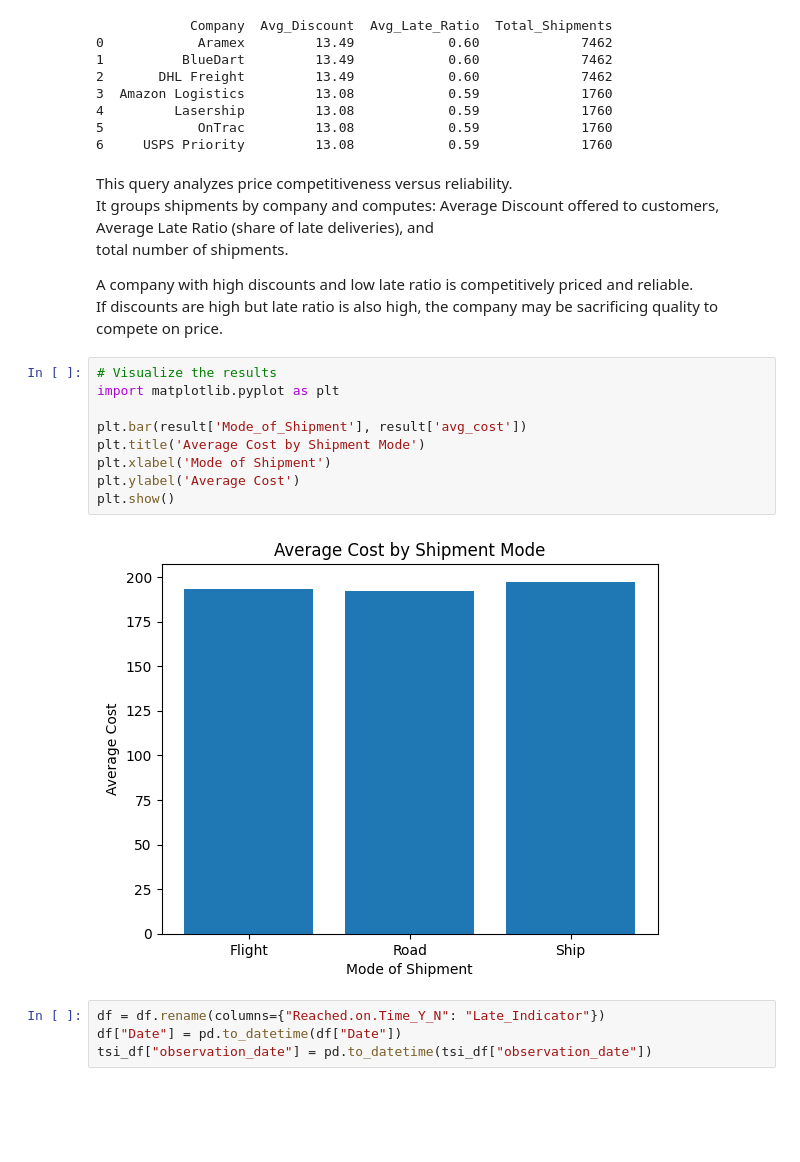
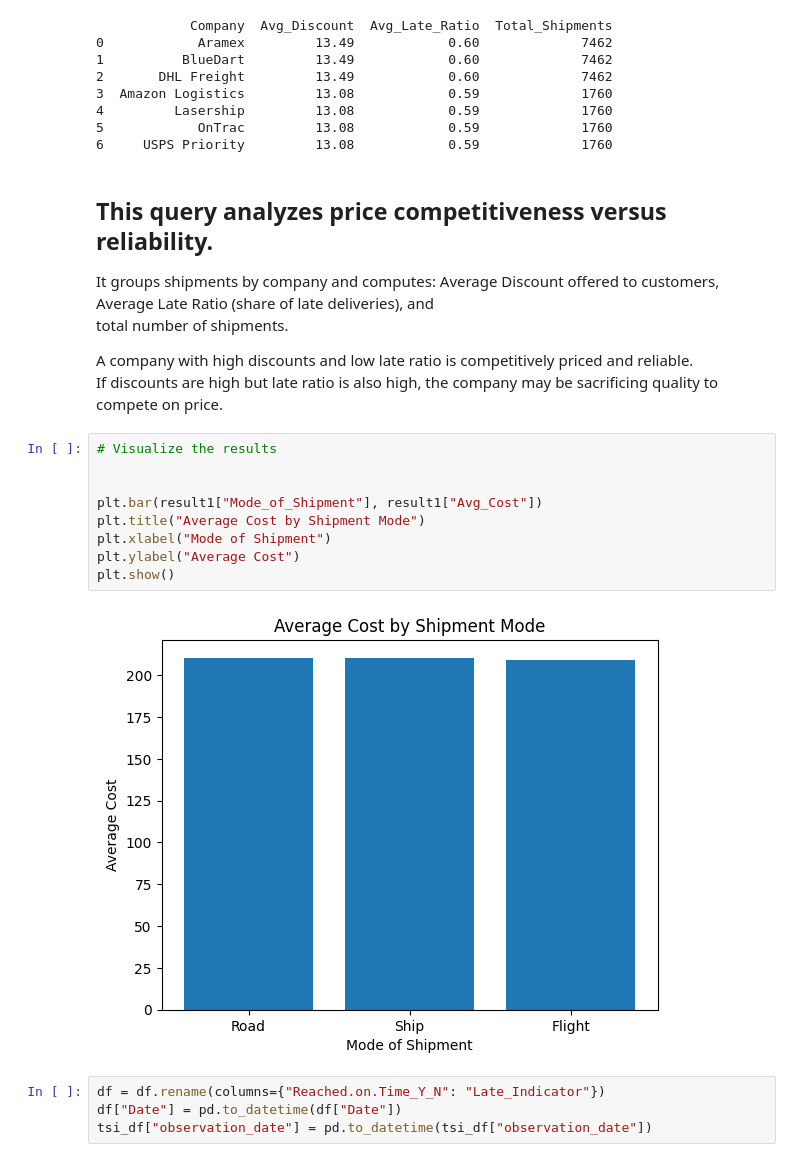
Before and after one commit to JWBlevins/capstone-courier-analysis, a Jupyter notebook: notebooks/eda.ipynb, the cells around one changed output. Cells and saved outputs as stored; diff of their text form; blank space fills up the shorter version.

Commit message:
Final run: verified all queries, visuals, and outputs

```diff
--- a/notebooks/eda.ipynb
+++ b/notebooks/eda.ipynb
@@ -322,7 +326,7 @@ print(result3)
 6     USPS Priority         13.08            0.59             1760
 # %% [markdown]
 
-This query analyzes price competitiveness versus reliability.
+## This query analyzes price competitiveness versus reliability.
 It groups shipments by company and computes:
 Average Discount offered to customers,
 Average Late Ratio (share of late deliveries), and
@@ -332,15 +336,15 @@ A company with high discounts and low late ratio is competitively priced and rel
 If discounts are high but late ratio is also high, the company may be sacrificing quality to compete on price.
 # %%
 # Visualize the results
-import matplotlib.pyplot as plt
 
-plt.bar(result['Mode_of_Shipment'], result['avg_cost'])
-plt.title('Average Cost by Shipment Mode')
-plt.xlabel('Mode of Shipment')
-plt.ylabel('Average Cost')
+
+plt.bar(result1["Mode_of_Shipment"], result1["Avg_Cost"])
+plt.title("Average Cost by Shipment Mode")
+plt.xlabel("Mode of Shipment")
+plt.ylabel("Average Cost")
 plt.show()
 # %% [output]
-[figure, old version]
+[figure, new version]
 # %%
 df = df.rename(columns={"Reached.on.Time_Y_N": "Late_Indicator"})
 df["Date"] = pd.to_datetime(df["Date"])
```
Also changed, not shown: parts of 11 cells of this notebook, 2 other files.
